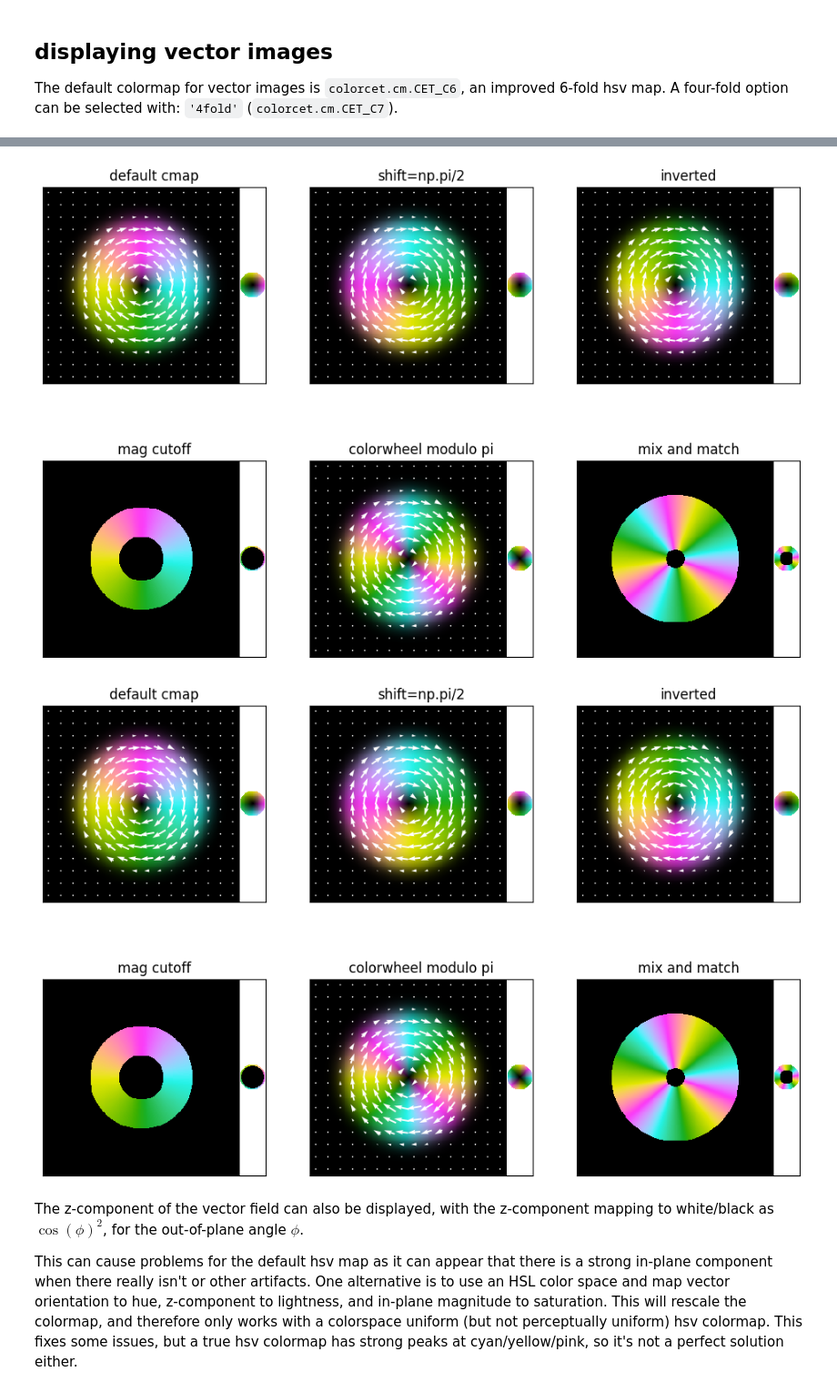
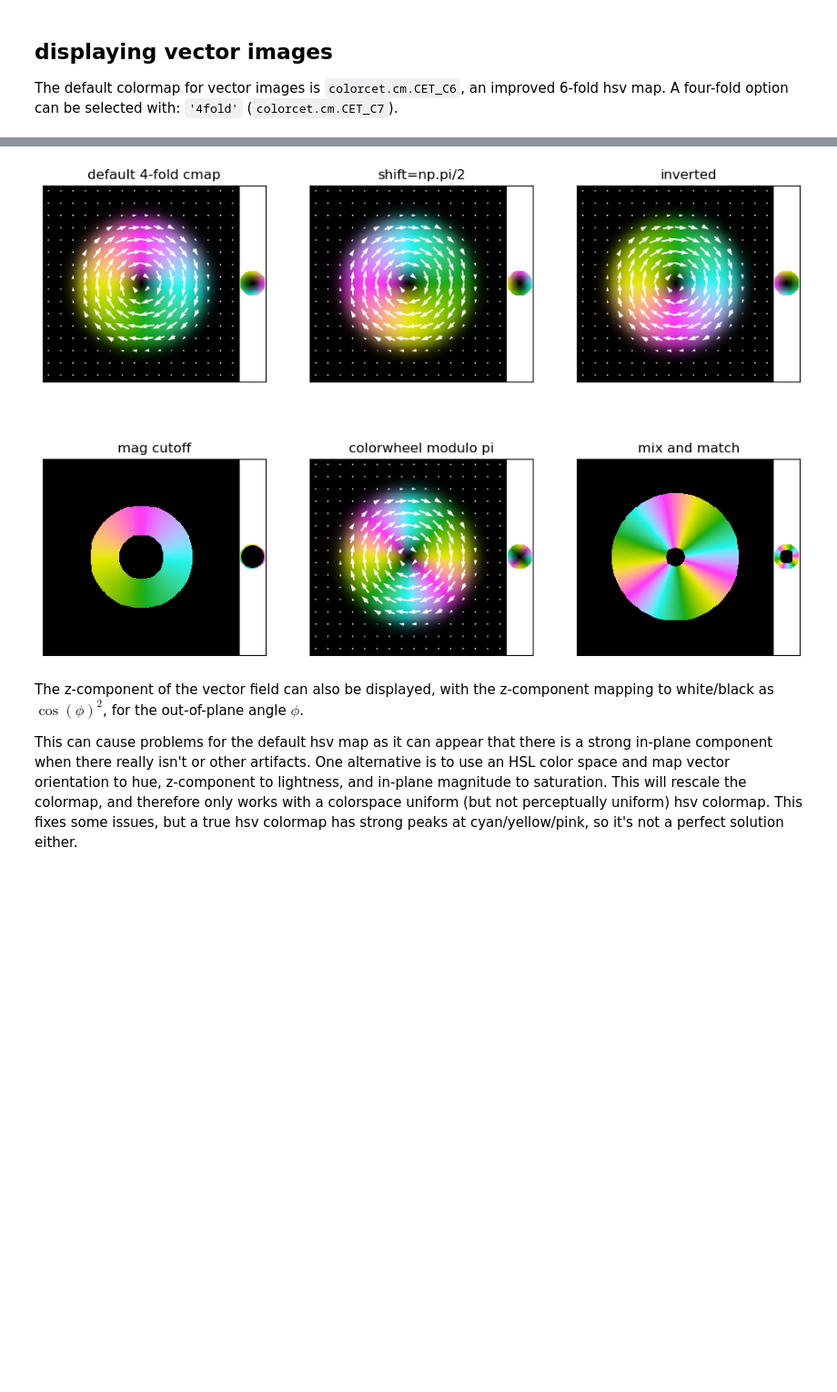
Before and after one commit to PyLorentz/PyLorentz, a Jupyter notebook: Examples/04_visualizations.ipynb, the cells around one changed output, grey strips where cells are left out. Shown at 91% size. Saved outputs shown, nothing was run; the diff lists cells and outputs as text; code cells hidden in the pictures; blank space fills up the shorter version.

Commit message:
rerunning visualizations notebook and changing default/bad cmap to gray

```diff
--- a/Examples/04_visualizations.ipynb
+++ b/Examples/04_visualizations.ipynb
@@ -149,7 +144,7 @@ show_2D(
     bloch_y,
     cmap="4fold",
     figax=(fig, axs[0,0]),
-    title="default cmap",
+    title="default 4-fold cmap",
     num_arrows=16,
     arrow_size=20,
     arrow_width=2,
@@ -185,35 +180,34 @@ show_2D(
     cmap="4fold",
     figax=(fig, axs[1,0]),
     mag_cutoff = 0.9,
     title="mag cutoff",
 )
 
 show_2D(
     bloch_x,
     bloch_y,
     cmap="4fold",
     figax=(fig, axs[1,1]),
     modulo=np.pi,
     title="colorwheel modulo pi",
     num_arrows=16,
     arrow_size=20,
     arrow_width=2,
 )
 
 show_2D(
     bloch_x,
     bloch_y,
     cmap="4fold",
     figax=(fig, axs[1,2]),
     modulo=2*np.pi/3,
     invert=True,
     shift=np.pi/6,
     mag_cutoff=0.5,
     title="mix and match",
 )
 # %% [output]
-[figure, old version]
+[figure, new version]
-[figure, removed]
 # %% [markdown]
 The z-component of the vector field can also be displayed, with the z-component mapping to white/black as $\cos(\phi)^2$, for the out-of-plane angle $\phi$.
 
```
Also changed, not shown: parts of 9 cells of this notebook, 1 other file.
